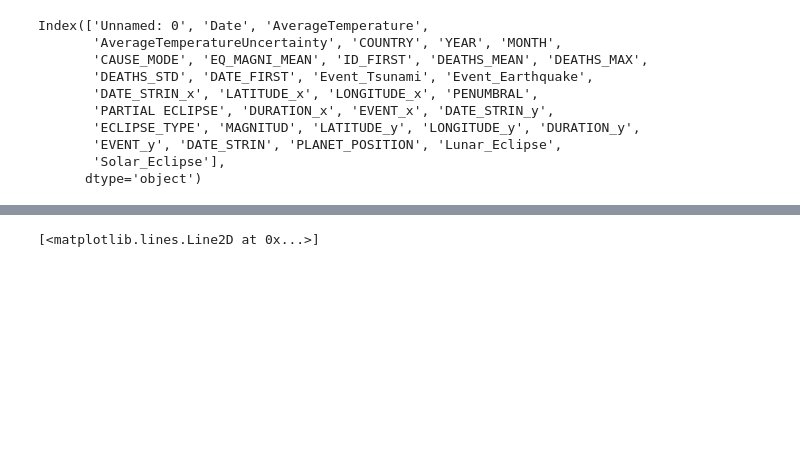
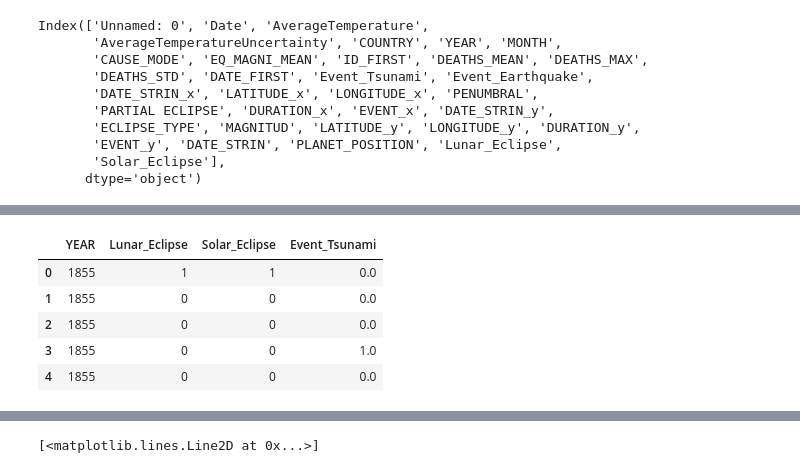
Before and after one commit to ImyPG/Natural-Disaster-Prediction, a Jupyter notebook: Interactive_visualization.ipynb, the cells around one changed output, grey strips where cells are left out. Saved outputs shown, nothing was run; the diff lists cells and outputs as text; code cells hidden in the pictures; blank space fills up the shorter version.

```diff
--- a/Interactive_visualization.ipynb
+++ b/Interactive_visualization.ipynb
@@ -437 +454,10 @@ JoinedData.head()
+# %%
+events.head()
+# %% [output]
+|  | YEAR | Lunar_Eclipse | Solar_Eclipse | Event_Tsunami |
+| 0 | 1855 | 1 | 1 | 0.0 |
+| 1 | 1855 | 0 | 0 | 0.0 |
+| 2 | 1855 | 0 | 0 | 0.0 |
+| 3 | 1855 | 0 | 0 | 1.0 |
+| 4 | 1855 | 0 | 0 | 0.0 |
 # %%
```
Also changed, not shown: parts of 12 cells of this notebook.
